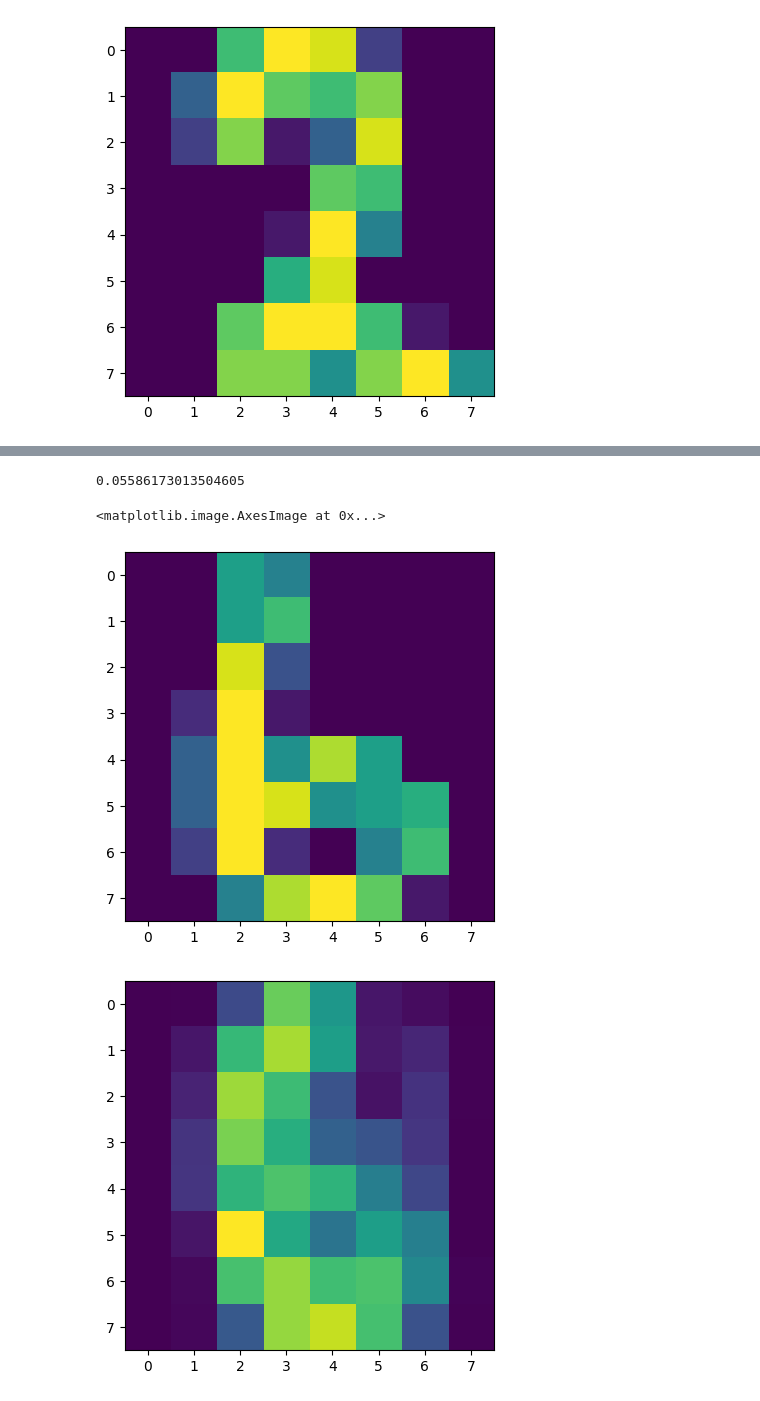
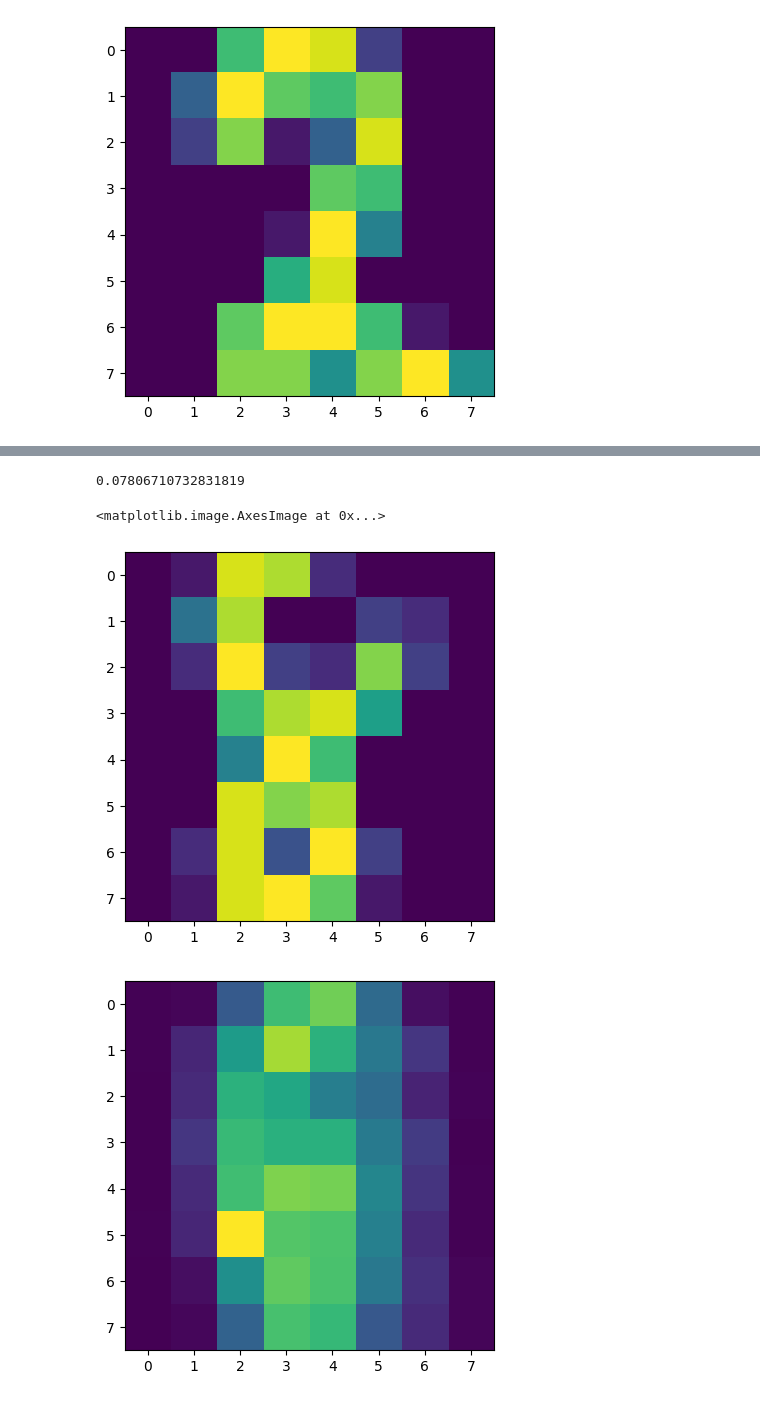
Before and after one commit to arshad171/iot-rads, a Jupyter notebook: autoencoder_test_mnist.ipynb, the cells around one changed output, grey strips where cells are left out. Saved outputs shown, nothing was run; the diff lists cells and outputs as text; code cells hidden in the pictures.

```diff
--- a/autoencoder_test_mnist.ipynb
+++ b/autoencoder_test_mnist.ipynb
@@ -153,19 +153,19 @@ plt.show()
 # %%
 y_test_pred = predict(neural_net, x_test)
 # %%
-r_ix = 3
+r_ix = 1
 
 print(np.mean(np.square((x_test[r_ix] - y_test_pred[r_ix]))))
 
 plt.figure()
 plt.imshow(np.reshape(y_test[r_ix], newshape=(8, 8)))
 plt.figure()
 plt.imshow(np.reshape(y_test_pred[r_ix], newshape=(8, 8)))
 # %% [output]
-0.05586173013504605
+0.07806710732831819
 <matplotlib.image.AxesImage at 0x...>
-[figure, old version]
+[figure, new version]
-[figure, old version]
+[figure, new version]
 # %%
 tf_neural_net = tf.keras.Sequential([
     tf.keras.layers.InputLayer(input_shape=(input_size)),
```
Also changed, not shown: parts of 8 cells of this notebook, 1 other file.
